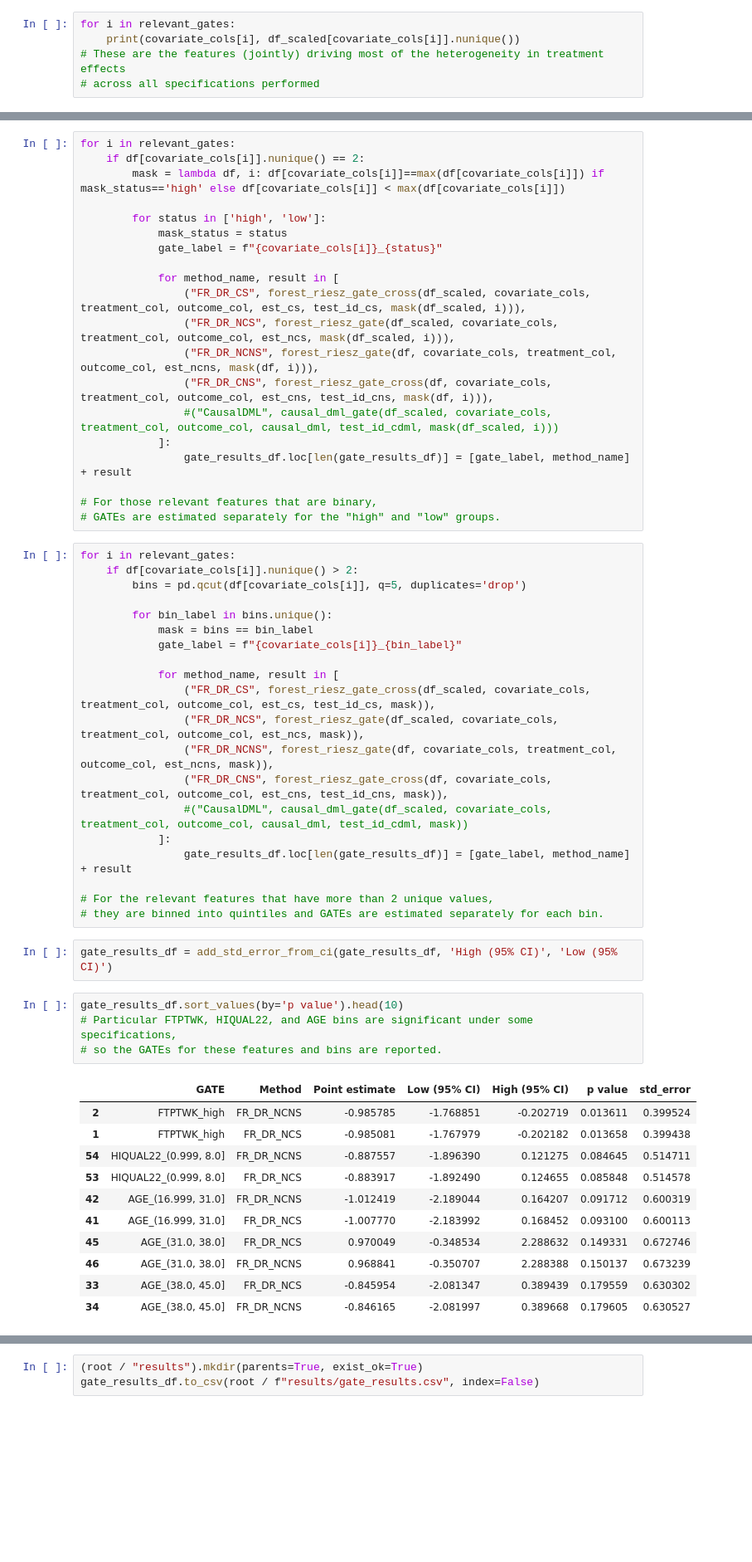
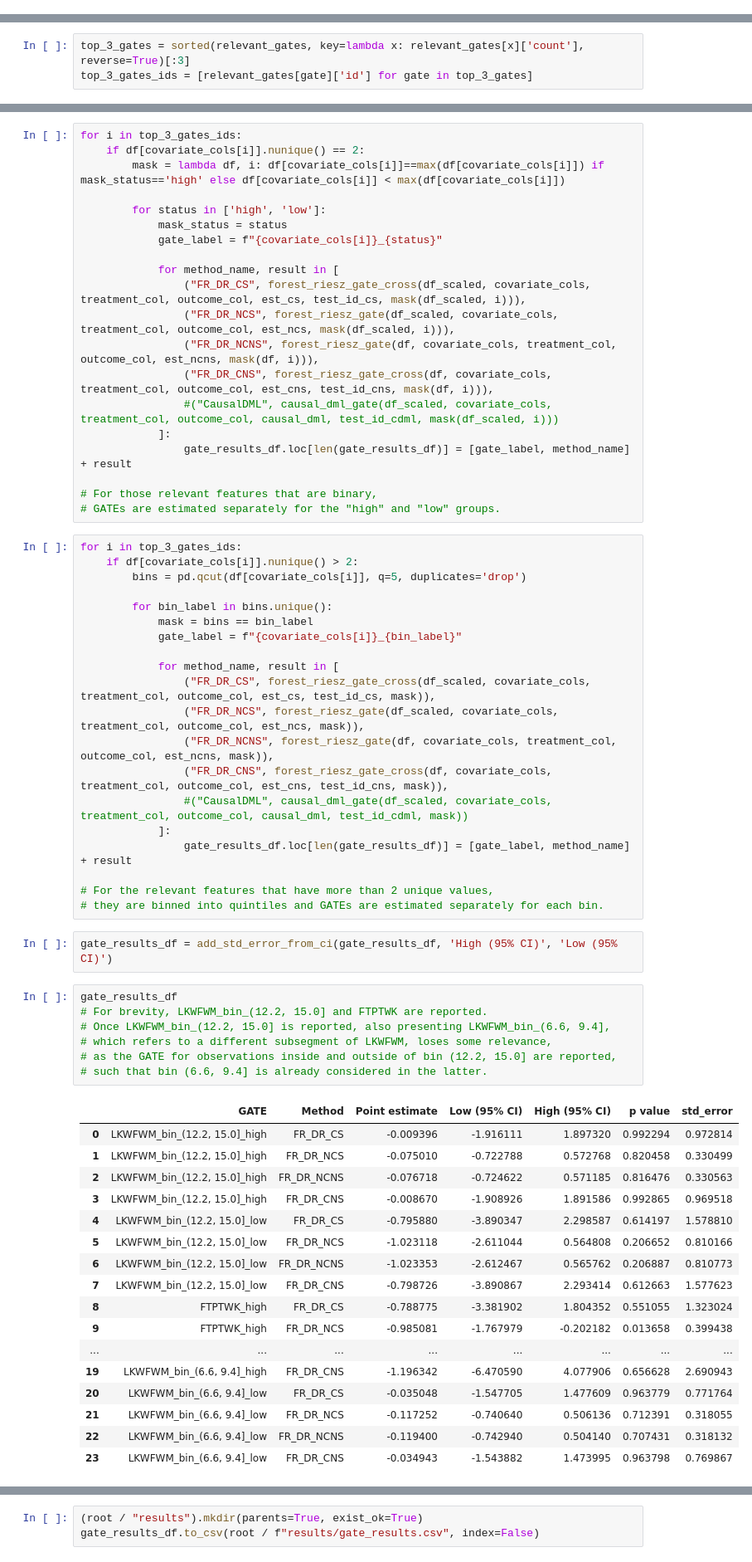
Before and after one commit to TresGes25/gg570_d200, a Jupyter notebook: analyses/ate_estimation.ipynb, the cells around one changed output, grey strips where cells are left out. Shown at 83% size. Cells and saved outputs as stored; diff of their text form; blank space fills up the shorter version.

```diff
--- a/analyses/ate_estimation.ipynb
+++ b/analyses/ate_estimation.ipynb
@@ -188,5 +200,0 @@ relevant_gates = sorted(relevant_gates)
-# %%
-for i in relevant_gates:
-    print(covariate_cols[i], df_scaled[covariate_cols[i]].nunique())
-# These are the features (jointly) driving most of the heterogeneity in treatment effects
-# across all specifications performed
@@ -201,7 +201,10 @@ REFWKD 31
+# %%
+top_3_gates = sorted(relevant_gates, key=lambda x: relevant_gates[x]['count'], reverse=True)[:3]
+top_3_gates_ids = [relevant_gates[gate]['id'] for gate in top_3_gates]
 # %%
 gate_results_df = pd.DataFrame(columns=['GATE', 'Method', 'Point estimate', 'Low (95% CI)', 'High (95% CI)', 'p value'])
 # %%
-for i in relevant_gates:
+for i in top_3_gates_ids:
     if df[covariate_cols[i]].nunique() == 2:
         mask = lambda df, i: df[covariate_cols[i]]==max(df[covariate_cols[i]]) if mask_status=='high' else df[covariate_cols[i]] < max(df[covariate_cols[i]])
 
@@ -221,7 +224,7 @@ for i in relevant_gates:
 # For those relevant features that are binary,
 # GATEs are estimated separately for the "high" and "low" groups.
 # %%
-for i in relevant_gates:
+for i in top_3_gates_ids:
     if df[covariate_cols[i]].nunique() > 2:
         bins = pd.qcut(df[covariate_cols[i]], q=5, duplicates='drop')
 
@@ -243,19 +246,28 @@ for i in relevant_gates:
 # %%
 gate_results_df = add_std_error_from_ci(gate_results_df, 'High (95% CI)', 'Low (95% CI)')
 # %%
-gate_results_df.sort_values(by='p value').head(10)
-# Particular FTPTWK, HIQUAL22, and AGE bins are significant under some specifications,
-# so the GATEs for these features and bins are reported.
+gate_results_df
+# For brevity, LKWFWM_bin_(12.2, 15.0] and FTPTWK are reported.
+# Once LKWFWM_bin_(12.2, 15.0] is reported, also presenting LKWFWM_bin_(6.6, 9.4],
+# which refers to a different subsegment of LKWFWM, loses some relevance,
+# as the GATE for observations inside and outside of bin (12.2, 15.0] are reported,
+# such that bin (6.6, 9.4] is already considered in the latter.
 # %% [output]
 |  | GATE | Method | Point estimate | Low (95% CI) | High (95% CI) | p value | std_error |
-| 2 | FTPTWK_high | FR_DR_NCNS | -0.985785 | -1.768851 | -0.202719 | 0.013611 | 0.399524 |
-| 1 | FTPTWK_high | FR_DR_NCS | -0.985081 | -1.767979 | -0.202182 | 0.013658 | 0.399438 |
-| 54 | HIQUAL22_(0.999, 8.0] | FR_DR_NCNS | -0.887557 | -1.896390 | 0.121275 | 0.084645 | 0.514711 |
-| 53 | HIQUAL22_(0.999, 8.0] | FR_DR_NCS | -0.883917 | -1.892490 | 0.124655 | 0.085848 | 0.514578 |
-| 42 | AGE_(16.999, 31.0] | FR_DR_NCNS | -1.012419 | -2.189044 | 0.164207 | 0.091712 | 0.600319 |
-| 41 | AGE_(16.999, 31.0] | FR_DR_NCS | -1.007770 | -2.183992 | 0.168452 | 0.093100 | 0.600113 |
-| 45 | AGE_(31.0, 38.0] | FR_DR_NCS | 0.970049 | -0.348534 | 2.288632 | 0.149331 | 0.672746 |
-| 46 | AGE_(31.0, 38.0] | FR_DR_NCNS | 0.968841 | -0.350707 | 2.288388 | 0.150137 | 0.673239 |
-| 33 | AGE_(38.0, 45.0] | FR_DR_NCS | -0.845954 | -2.081347 | 0.389439 | 0.179559 | 0.630302 |
-| 34 | AGE_(38.0, 45.0] | FR_DR_NCNS | -0.846165 | -2.081997 | 0.389668 | 0.179605 | 0.630527 |
+| 0 | LKWFWM_bin_(12.2, 15.0]_high | FR_DR_CS | -0.009396 | -1.916111 | 1.897320 | 0.992294 | 0.972814 |
+| 1 | LKWFWM_bin_(12.2, 15.0]_high | FR_DR_NCS | -0.075010 | -0.722788 | 0.572768 | 0.820458 | 0.330499 |
+| 2 | LKWFWM_bin_(12.2, 15.0]_high | FR_DR_NCNS | -0.076718 | -0.724622 | 0.571185 | 0.816476 | 0.330563 |
+| 3 | LKWFWM_bin_(12.2, 15.0]_high | FR_DR_CNS | -0.008670 | -1.908926 | 1.891586 | 0.992865 | 0.969518 |
+| 4 | LKWFWM_bin_(12.2, 15.0]_low | FR_DR_CS | -0.795880 | -3.890347 | 2.298587 | 0.614197 | 1.578810 |
+| 5 | LKWFWM_bin_(12.2, 15.0]_low | FR_DR_NCS | -1.023118 | -2.611044 | 0.564808 | 0.206652 | 0.810166 |
+| 6 | LKWFWM_bin_(12.2, 15.0]_low | FR_DR_NCNS | -1.023353 | -2.612467 | 0.565762 | 0.206887 | 0.810773 |
+| 7 | LKWFWM_bin_(12.2, 15.0]_low | FR_DR_CNS | -0.798726 | -3.890867 | 2.293414 | 0.612663 | 1.577623 |
+| 8 | FTPTWK_high | FR_DR_CS | -0.788775 | -3.381902 | 1.804352 | 0.551055 | 1.323024 |
+| 9 | FTPTWK_high | FR_DR_NCS | -0.985081 | -1.767979 | -0.202182 | 0.013658 | 0.399438 |
+| ... | ... | ... | ... | ... | ... | ... | ... |
+| 19 | LKWFWM_bin_(6.6, 9.4]_high | FR_DR_CNS | -1.196342 | -6.470590 | 4.077906 | 0.656628 | 2.690943 |
+| 20 | LKWFWM_bin_(6.6, 9.4]_low | FR_DR_CS | -0.035048 | -1.547705 | 1.477609 | 0.963779 | 0.771764 |
+| 21 | LKWFWM_bin_(6.6, 9.4]_low | FR_DR_NCS | -0.117252 | -0.740640 | 0.506136 | 0.712391 | 0.318055 |
+| 22 | LKWFWM_bin_(6.6, 9.4]_low | FR_DR_NCNS | -0.119400 | -0.742940 | 0.504140 | 0.707431 | 0.318132 |
+| 23 | LKWFWM_bin_(6.6, 9.4]_low | FR_DR_CNS | -0.034943 | -1.543882 | 1.473995 | 0.963798 | 0.769867 |
 # %%
```
Also changed, not shown: parts of 8 cells of this notebook, 5 other files.
